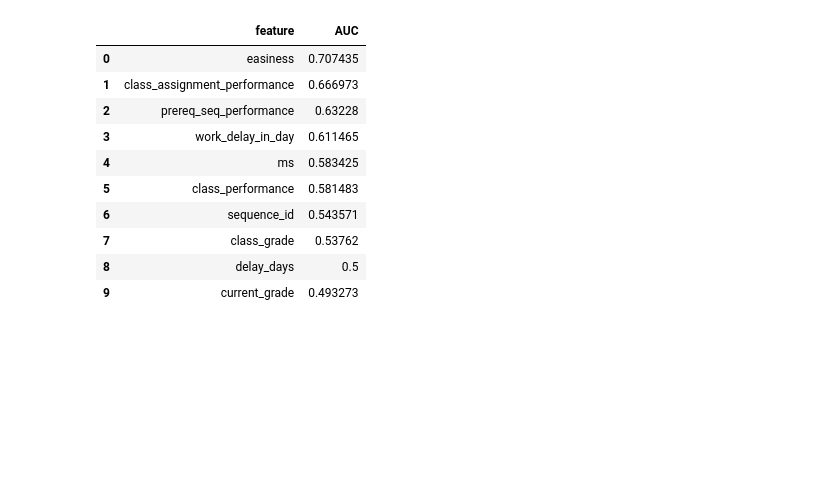
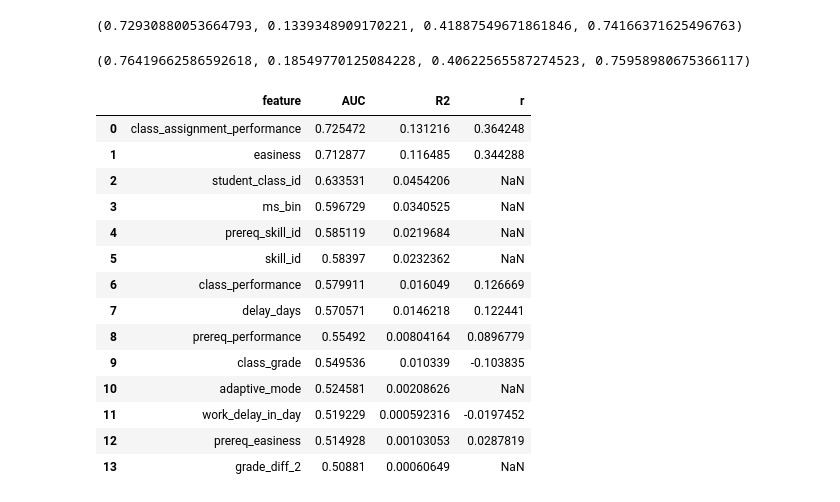
Before and after one commit to beardeer/assistments_analysis, a Jupyter notebook: ARRS/Chapter_3.ipynb, the cells around one changed output. Cells and saved outputs as stored; diff of their text form; code cells hidden in the pictures; blank space fills up the shorter version.

```diff
--- a/ARRS/Chapter_3.ipynb
+++ b/ARRS/Chapter_3.ipynb
@@ -64,0 +120,61 @@ finished evaluating single features. took 0.00 minutes
+# %%
+model = LogisticRegression()
+print classification_model(model, pfa_data, predictors, label, categorical_features, k)
+# %% [output]
+(0.72930880053664793, 0.1339348909170221, 0.41887549671861846, 0.74166371625496763)
+# %%
+label = 'correct'
+all_features = data.columns.tolist()
+all_features.remove(label)
+all_features.remove('id')
+all_features.remove('grade_diff')
+all_features.remove('ms')
+all_features.remove('right')
+all_features.remove('wrong')
+all_features.remove('mastered')
+predictors = all_features
+categorical_features = ['student_class_id', 'adaptive_mode', 'skill_id', 'prereq_skill_id', 'grade_diff_2', 'ms_bin']
+# %%
+# model = ensemble.GradientBoostingClassifier()
+model = LogisticRegression()
+# %%
+print classification_model(model, data, predictors, label, categorical_features, k)
+# %% [output]
+(0.76419662586592618, 0.18549770125084228, 0.40622565587274523, 0.75958980675366117)
+# %%
+single_feature_performance = pd.DataFrame(index = range(len(all_features)), columns = ['feature', 'AUC', 'R2', 'r'])
+# %%
+for n, feature in enumerate(all_features):
+    if feature in categorical_features:
+        cf = [feature]
+        r = np.nan
+    else:
+        cf = None
+        r, _ = stats.pearsonr(data[feature], data[label])
+
+    a,b,c,d = classification_model(model, data, [feature], label, cf, k)
+
+    single_feature_performance.ix[n,'feature'] = feature
+    single_feature_performance.ix[n,'AUC'] = a
+    single_feature_performance.ix[n,'R2'] = b
+    single_feature_performance.ix[n,'r'] = r
+# %%
+single_feature_performance = single_feature_performance.sort_values(by='AUC', axis=0, ascending=False).reset_index(drop=True)
+
+single_feature_performance
+# %% [output]
+|  | feature | AUC | R2 | r |
+| 0 | class_assignment_performance | 0.725472 | 0.131216 | 0.364248 |
+| 1 | easiness | 0.712877 | 0.116485 | 0.344288 |
+| 2 | student_class_id | 0.633531 | 0.0454206 | NaN |
+| 3 | ms_bin | 0.596729 | 0.0340525 | NaN |
+| 4 | prereq_skill_id | 0.585119 | 0.0219684 | NaN |
+| 5 | skill_id | 0.58397 | 0.0232362 | NaN |
+| 6 | class_performance | 0.579911 | 0.016049 | 0.126669 |
+| 7 | delay_days | 0.570571 | 0.0146218 | 0.122441 |
+| 8 | prereq_performance | 0.55492 | 0.00804164 | 0.0896779 |
+| 9 | class_grade | 0.549536 | 0.010339 | -0.103835 |
+| 10 | adaptive_mode | 0.524581 | 0.00208626 | NaN |
+| 11 | work_delay_in_day | 0.519229 | 0.000592316 | -0.0197452 |
+| 12 | prereq_easiness | 0.514928 | 0.00103053 | 0.0287819 |
+| 13 | grade_diff_2 | 0.50881 | 0.00060649 | NaN |
@@ -65,16 +206,3 @@ finished evaluating single features. took 0.00 minutes
 # %%
-singleFeatureTable = singleFeatureTable.sort_values(by='AUC', axis=0, ascending=False).reset_index(drop=True)
-
-singleFeatureTable.ix[:15,:]
+feature_combinations_performance = feature_combinations_performance.sort_values(by='AUC', axis=0, ascending=False).reset_index(drop=True)
+feature_combinations_performance.ix[:10,:]
-# %% [output]
-|  | feature | AUC |
-| 0 | easiness | 0.707435 |
-| 1 | class_assignment_performance | 0.666973 |
-| 2 | prereq_seq_performance | 0.63228 |
-| 3 | work_delay_in_day | 0.611465 |
-| 4 | ms | 0.583425 |
-| 5 | class_performance | 0.581483 |
-| 6 | sequence_id | 0.543571 |
-| 7 | class_grade | 0.53762 |
-| 8 | delay_days | 0.5 |
-| 9 | current_grade | 0.493273 |
```
Also changed, not shown: parts of 28 cells of this notebook, 2 other files.
